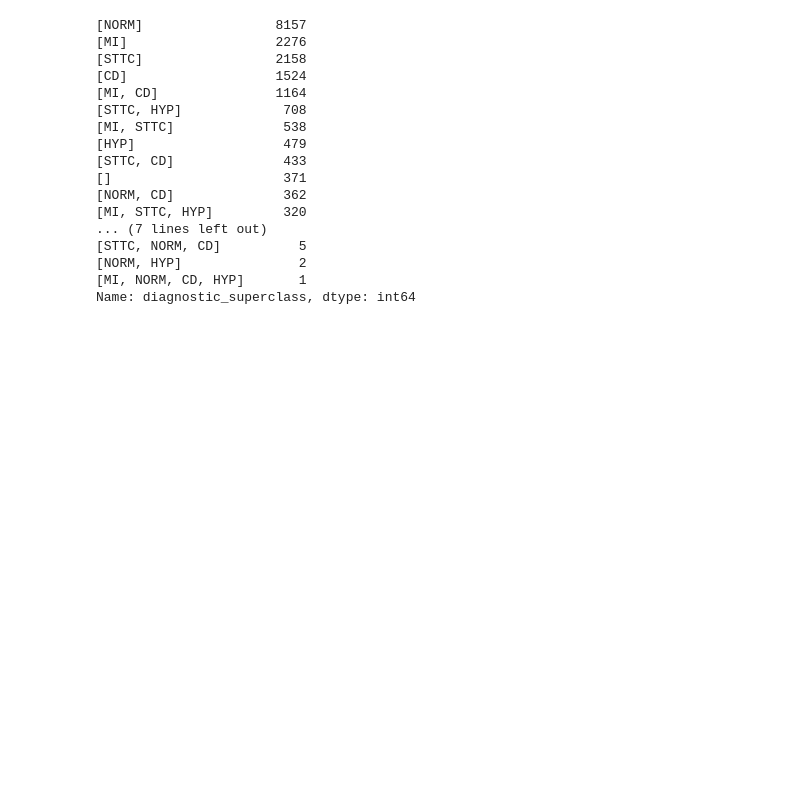
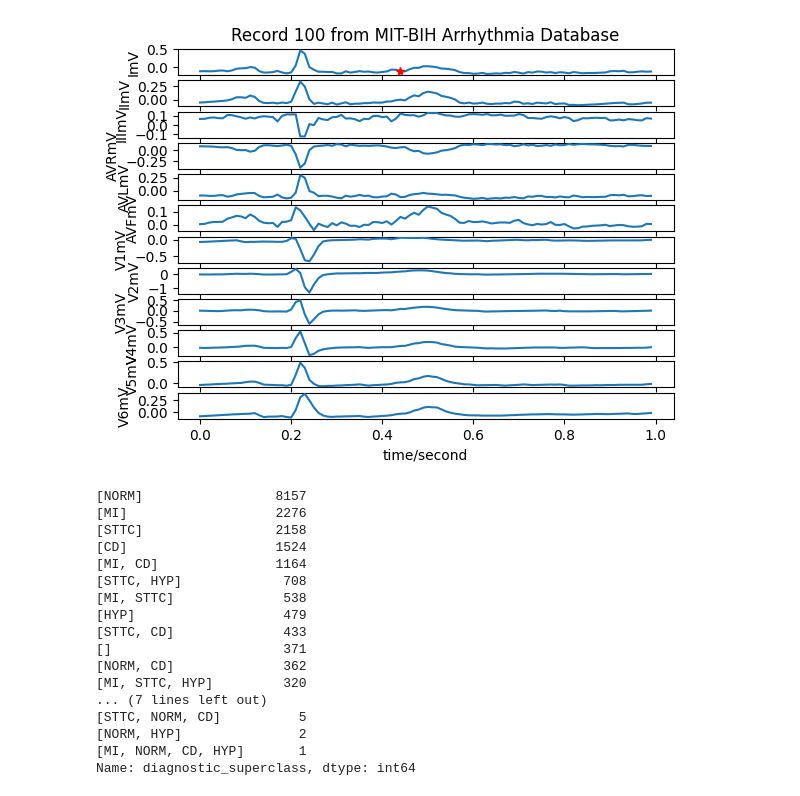
Before and after one commit to zfenton/UCBMIDS_W207_finalProject, a Jupyter notebook: ekg_test.ipynb, the cells around one changed output. Cells and saved outputs as stored; diff of their text form; code cells hidden in the pictures; blank space fills up the shorter version.

```diff
--- a/ekg_test.ipynb
+++ b/ekg_test.ipynb
@@ -39,3 +42,9 @@ X = load_raw_data(Y, sampling_rate, path)
+# %%
+annotation = wfdb.rdann(path+'scp_statements', 'csv', sampto=100, shift_samps=True)
+# %%
+wfdb.plot_wfdb(record=record, annotation=annotation, title='Record 100 from MIT-BIH Arrhythmia Database')
+# %% [output]
+[figure, added]
 # %%
 agg_df = pd.read_csv(path + "scp_statements.csv", index_col=0)
 agg_df = agg_df[agg_df.diagnostic == 1]
```
Also changed, not shown: parts of 3 cells of this notebook.
